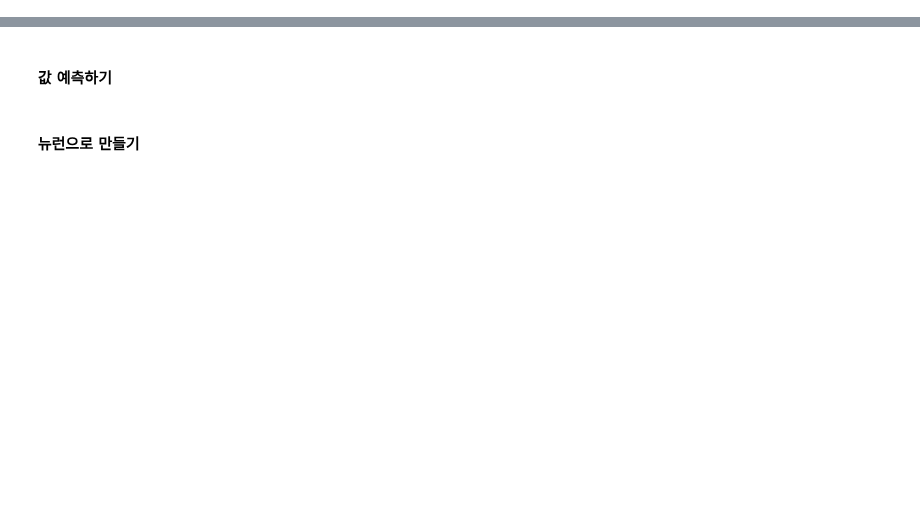
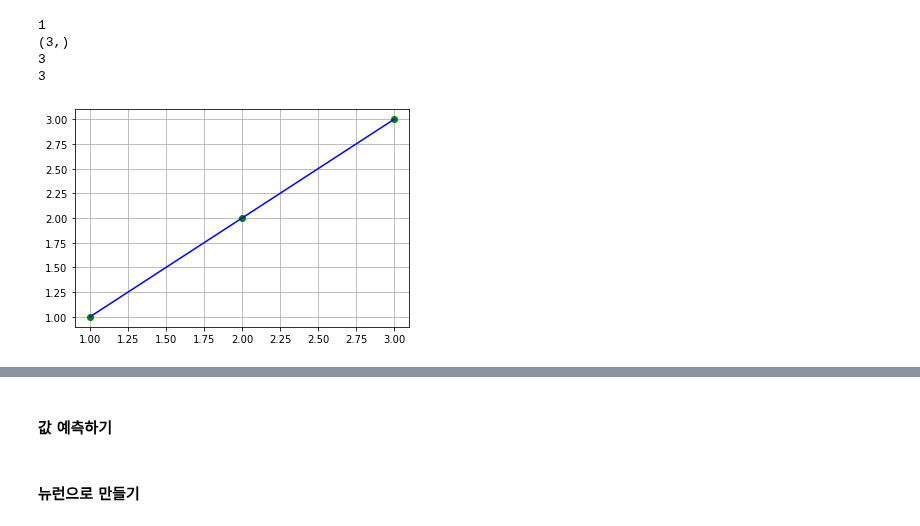
Before and after one commit to imguru-mooc/HVAC_EDU, a Jupyter notebook: 인공지능/source/Chapter_2/1.linear_regression.ipynb, the cells around one changed output, grey strips where cells are left out. Drawn from its saved outputs; the diff is of its cells as text; code cells hidden in the pictures; blank space fills up the shorter version.

```diff
--- a/인공지능/source/Chapter_2/1.linear_regression.ipynb
+++ b/인공지능/source/Chapter_2/1.linear_regression.ipynb
@@ -21,19 +21,25 @@ plt.show()
 # %%
 import numpy as np   # numeriacal computing
 import matplotlib.pyplot as plt  # plotting core
 
 x = np.array([1,2,3])
 y = np.array([1,2,3])
 print(x.ndim)
 print(x.shape)
 print(x.shape[0]) # 배열의 원소를 세는법
 print(len(x))  # 배열의 원소를 세는법
 
-plt.plot(x,y, 'r--' )
-plt.plot(x,y, 'o' )
+plt.plot(x,y, 'go' )
+plt.plot(x,y, 'b-' )
 
 plt.grid(True)
 plt.show()
+# %% [output]
+1
+(3,)
+3
+3
+[figure, added]
 # %%
 import numpy as np   # numeriacal computing
 import matplotlib.pyplot as plt  # plotting core
```
Also changed, not shown: parts of 9 cells of this notebook.
